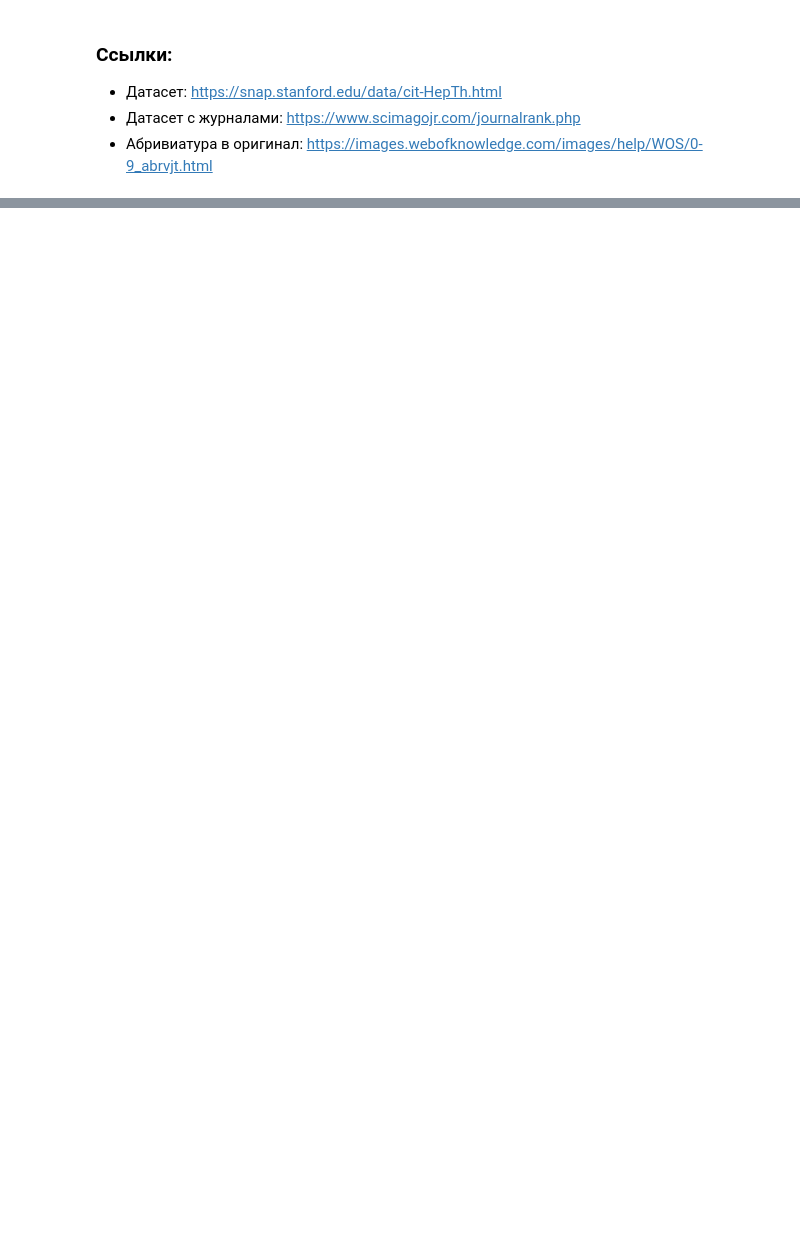
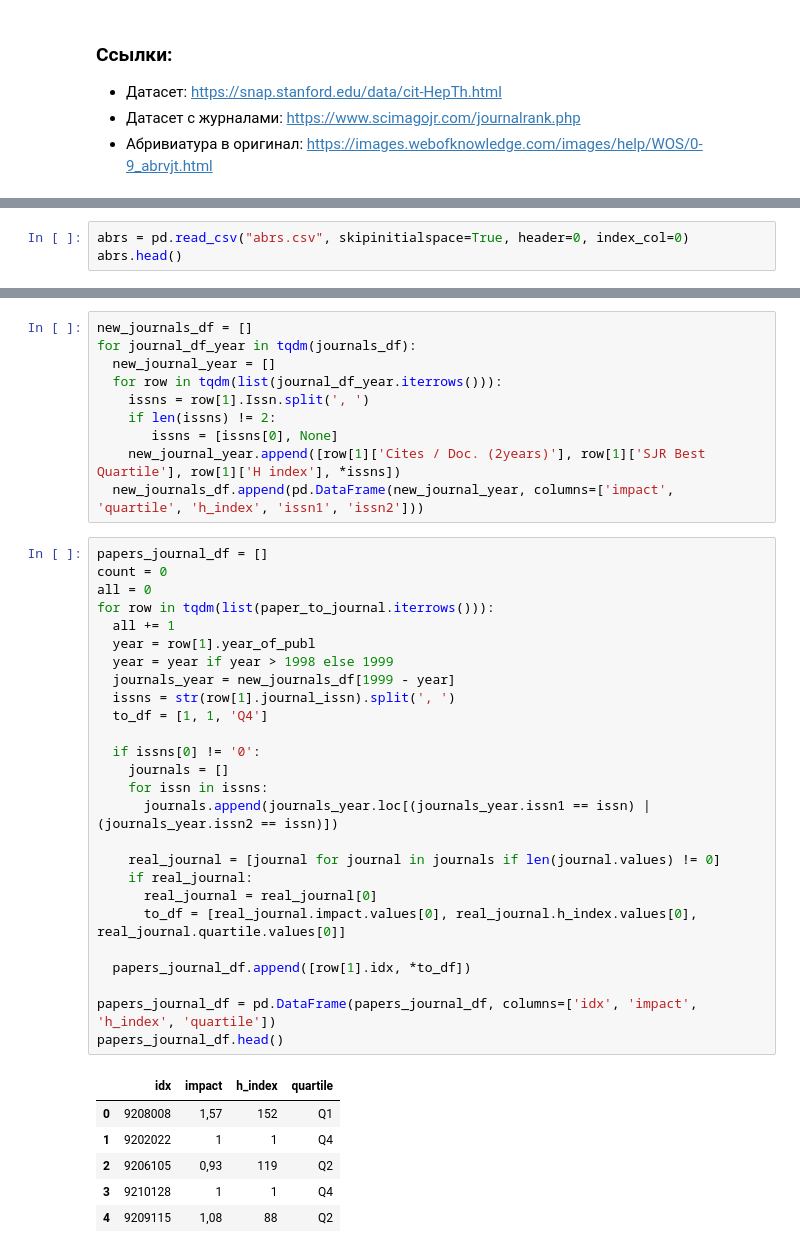
Before and after one commit to TeaDove/arxiv-journal-parsing, a Jupyter notebook: notebooks/parser.ipynb, the cells around one changed output, grey strips where cells are left out. Drawn from its saved outputs; the diff is of its cells as text; blank space fills up the shorter version.

```diff
--- a/notebooks/parser.ipynb
+++ b/notebooks/parser.ipynb
@@ -117,0 +46,3 @@ dict_keys(['3biotech', '3dprintadditmanuf', '3dprintmed', 'a&a', 'aapgbull', 'aa
+# %%
+abrs = pd.read_csv("abrs.csv", skipinitialspace=True, header=0, index_col=0)
+abrs.head()
@@ -117,0 +101,43 @@ dict_keys(['3biotech', '3dprintadditmanuf', '3dprintmed', 'a&a', 'aapgbull', 'aa
+# %%
+new_journals_df = []
+for journal_df_year in tqdm(journals_df):
+  new_journal_year = []
+  for row in tqdm(list(journal_df_year.iterrows())):
+    issns = row[1].Issn.split(', ')
+    if len(issns) != 2:
+       issns = [issns[0], None]
+    new_journal_year.append([row[1]['Cites / Doc. (2years)'], row[1]['SJR Best Quartile'], row[1]['H index'], *issns])
+  new_journals_df.append(pd.DataFrame(new_journal_year, columns=['impact', 'quartile', 'h_index', 'issn1', 'issn2']))
+# %%
+papers_journal_df = []
+count = 0
+all = 0
+for row in tqdm(list(paper_to_journal.iterrows())):
+  all += 1
+  year = row[1].year_of_publ
+  year = year if year > 1998 else 1999
+  journals_year = new_journals_df[1999 - year]
+  issns = str(row[1].journal_issn).split(', ')
+  to_df = [1, 1, 'Q4']
+
+  if issns[0] != '0':
+    journals = []
+    for issn in issns:
+      journals.append(journals_year.loc[(journals_year.issn1 == issn) | (journals_year.issn2 == issn)])
+
+    real_journal = [journal for journal in journals if len(journal.values) != 0]
+    if real_journal:
+      real_journal = real_journal[0]
+      to_df = [real_journal.impact.values[0], real_journal.h_index.values[0], real_journal.quartile.values[0]]
+
+  papers_journal_df.append([row[1].idx, *to_df])
+
+papers_journal_df = pd.DataFrame(papers_journal_df, columns=['idx', 'impact', 'h_index', 'quartile'])
+papers_journal_df.head()
+# %% [output]
+|  | idx | impact | h_index | quartile |
+| 0 | 9208008 | 1,57 | 152 | Q1 |
+| 1 | 9202022 | 1 | 1 | Q4 |
+| 2 | 9206105 | 0,93 | 119 | Q2 |
+| 3 | 9210128 | 1 | 1 | Q4 |
+| 4 | 9209115 | 1,08 | 88 | Q2 |
```
Also changed, not shown: parts of 14 cells of this notebook, 1 other file.
